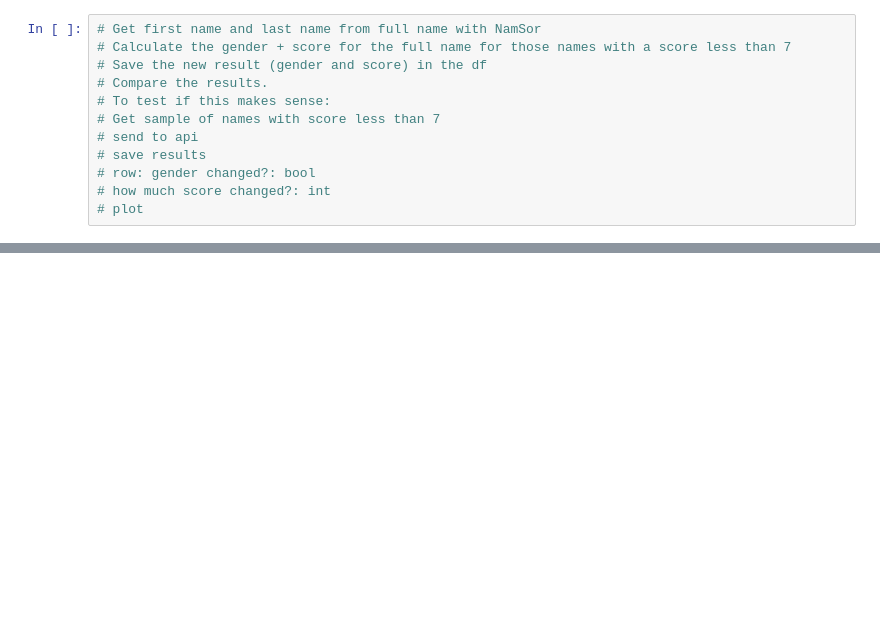
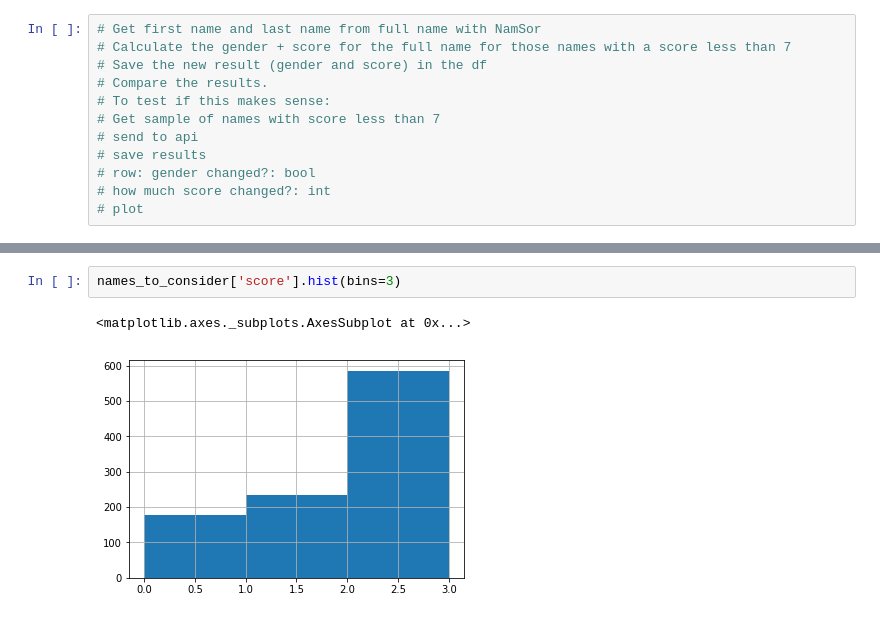
Before and after one commit to LiFaytheGoblin/Gender-Equality-in-CS-Publications, a Jupyter notebook: DataGatheringAndCleaning_HandleUncategorizableNames_DataImprovement.ipynb, the cells around one changed output, grey strips where cells are left out. Drawn from its saved outputs; the diff is of its cells as text; blank space fills up the shorter version.

```diff
--- a/DataGatheringAndCleaning_HandleUncategorizableNames_DataImprovement.ipynb
+++ b/DataGatheringAndCleaning_HandleUncategorizableNames_DataImprovement.ipynb
@@ -141,0 +323,5 @@ print('Dataframe completed with API results. Here is a sample: {}'.format(names[
+# %%
+names_to_consider['score'].hist(bins=3)
+# %% [output]
+<matplotlib.axes._subplots.AxesSubplot at 0x...>
+[figure, added]
```
Also changed, not shown: parts of 36 cells of this notebook.
